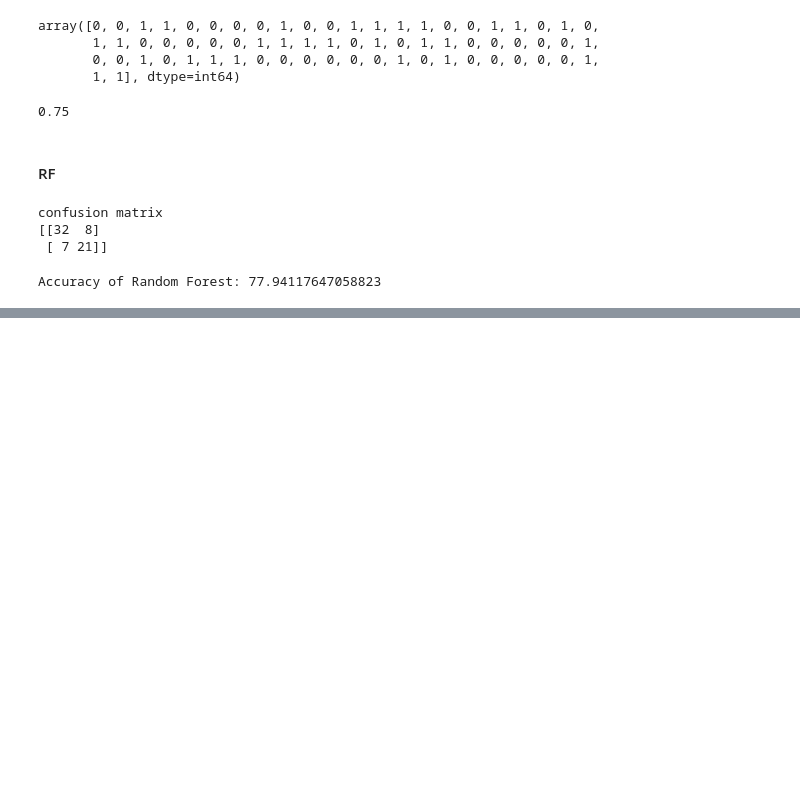
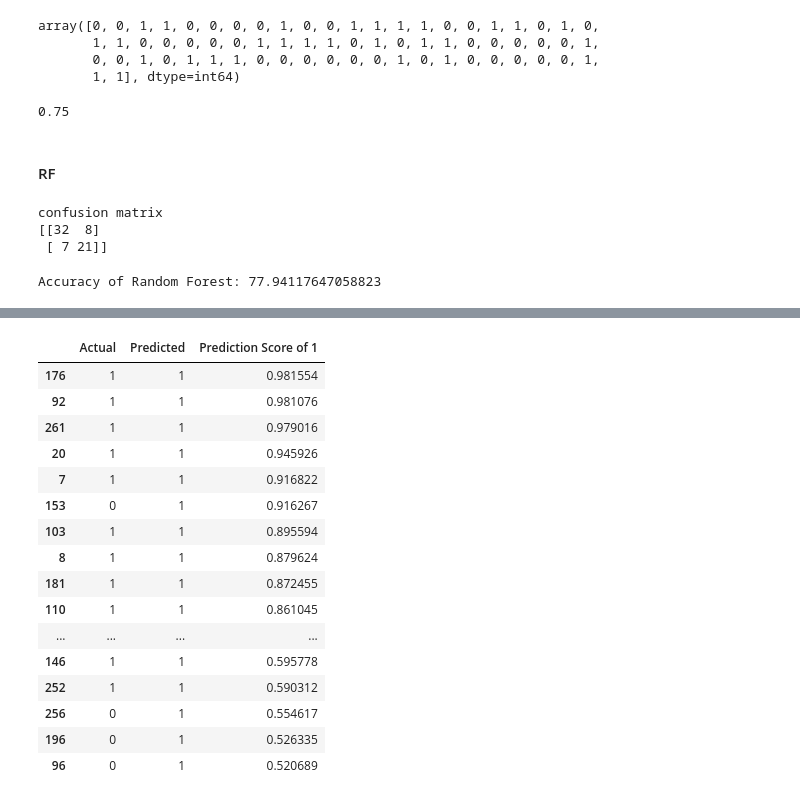
Before and after one commit to SubhavBatra/Sarvogya, a Jupyter notebook: main_legion.ipynb, the cells around one changed output, grey strips where cells are left out. Drawn from its saved outputs; the diff is of its cells as text; code cells hidden in the pictures; blank space fills up the shorter version.

```diff
--- a/main_legion.ipynb
+++ b/main_legion.ipynb
@@ -159,0 +232,20 @@ Accuracy of Random Forest: 77.94117647058823
+# %%
+df_final
+# %% [output]
+|  | Actual | Predicted | Prediction Score of 1 |
+| 176 | 1 | 1 | 0.981554 |
+| 92 | 1 | 1 | 0.981076 |
+| 261 | 1 | 1 | 0.979016 |
+| 20 | 1 | 1 | 0.945926 |
+| 7 | 1 | 1 | 0.916822 |
+| 153 | 0 | 1 | 0.916267 |
+| 103 | 1 | 1 | 0.895594 |
+| 8 | 1 | 1 | 0.879624 |
+| 181 | 1 | 1 | 0.872455 |
+| 110 | 1 | 1 | 0.861045 |
+| ... | ... | ... | ... |
+| 146 | 1 | 1 | 0.595778 |
+| 252 | 1 | 1 | 0.590312 |
+| 256 | 0 | 1 | 0.554617 |
+| 196 | 0 | 1 | 0.526335 |
+| 96 | 0 | 1 | 0.520689 |
```
Also changed, not shown: parts of 8 cells of this notebook, 3 other files.
